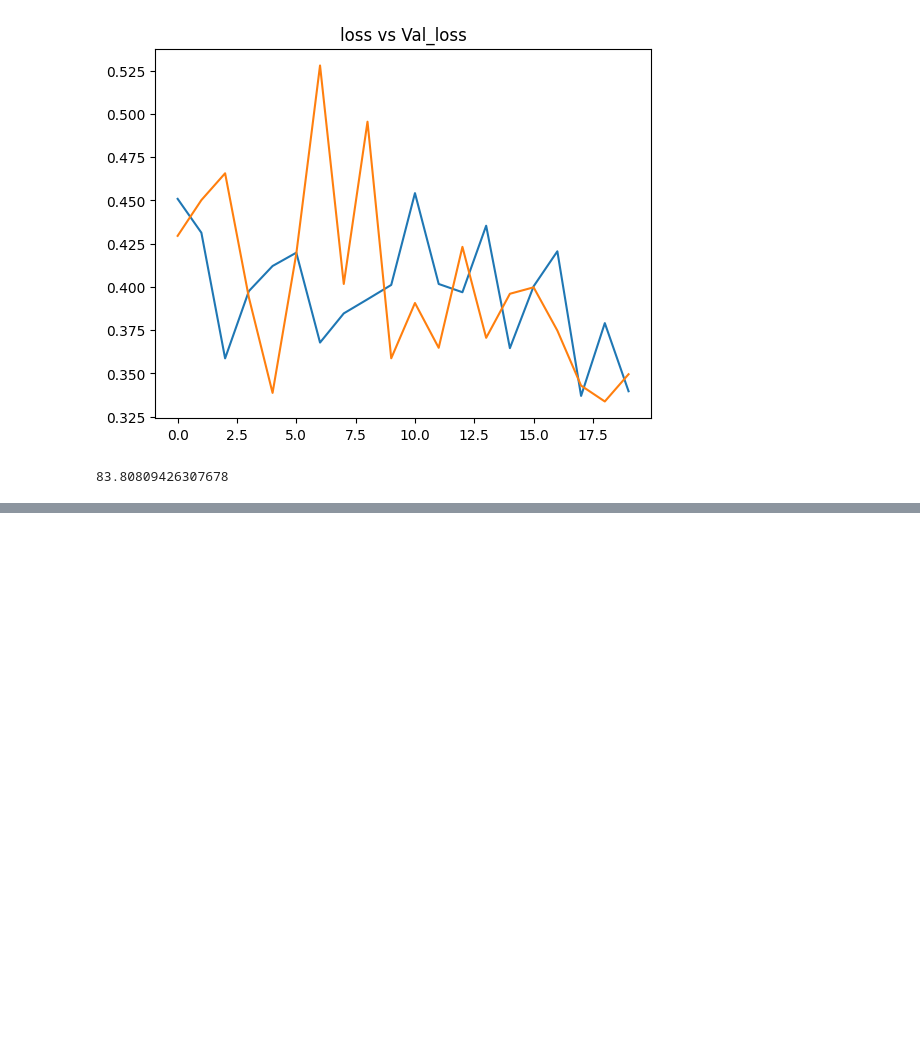
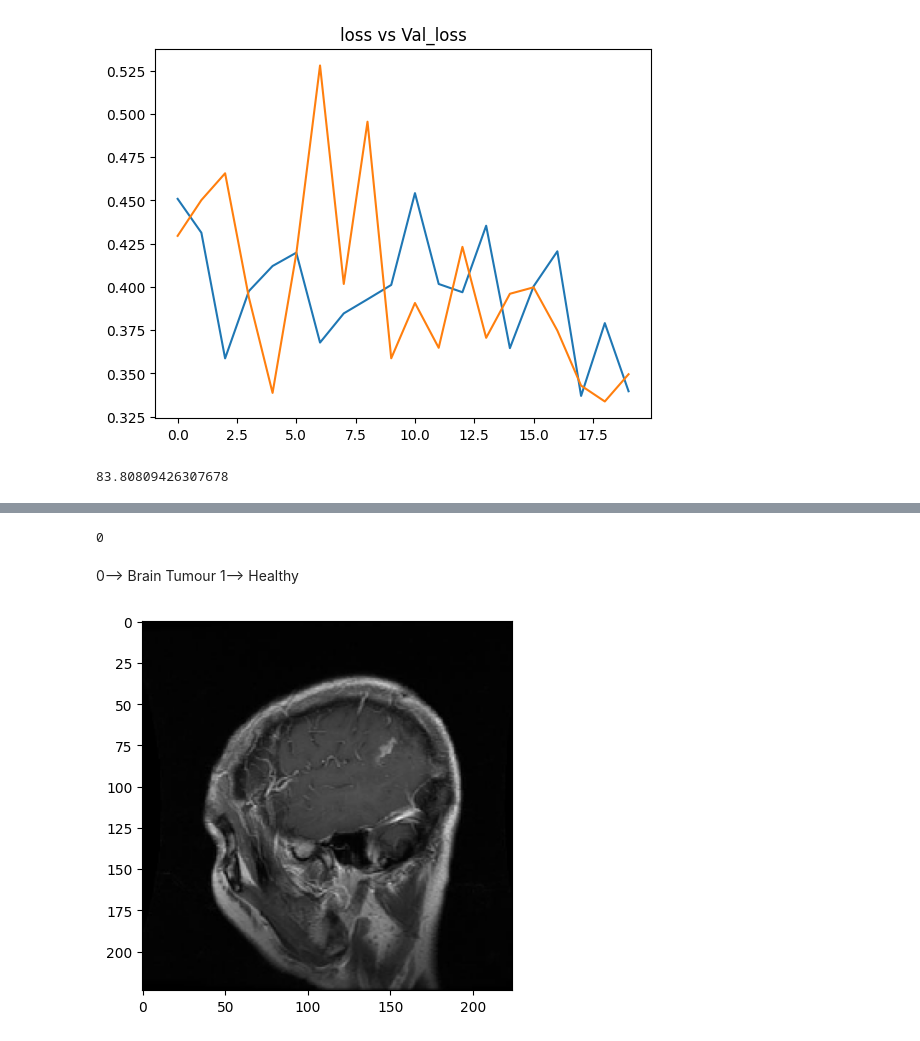
Before and after one commit to Ananttyagi004/Brain_Tumour_Detection, a Jupyter notebook: source.ipynb, the cells around one changed output, grey strips where cells are left out. Saved outputs shown, nothing was run; the diff lists cells and outputs as text; code cells hidden in the pictures; blank space fills up the shorter version.

```diff
--- a/source.ipynb
+++ b/source.ipynb
@@ -190,0 +193,4 @@ print(acc*100)
+# %%
+testing_path="Dataset\Brain Tumor\Cancer (117).jpg"
+
+img_load=load_img(testing_path,target_size=(224,224))
@@ -190,0 +213,12 @@ print(acc*100)
+# %%
+pred
+# %% [output]
+0
+# %% [markdown]
+0--> Brain Tumour
+1--> Healthy
+# %%
+plt.imshow(img_load)
+plt.show()
+# %% [output]
+[figure, added]
```
Also changed, not shown: parts of 5 cells of this notebook.
